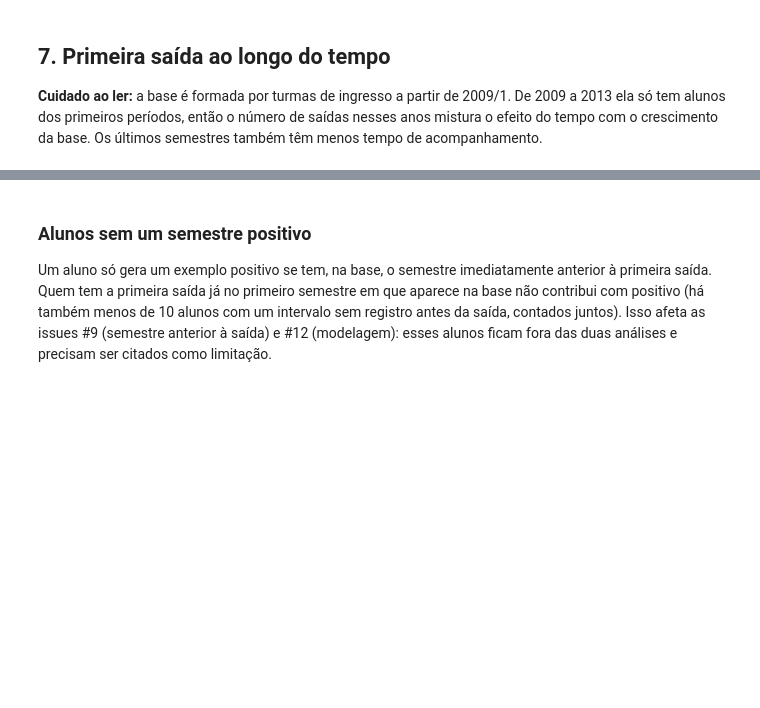
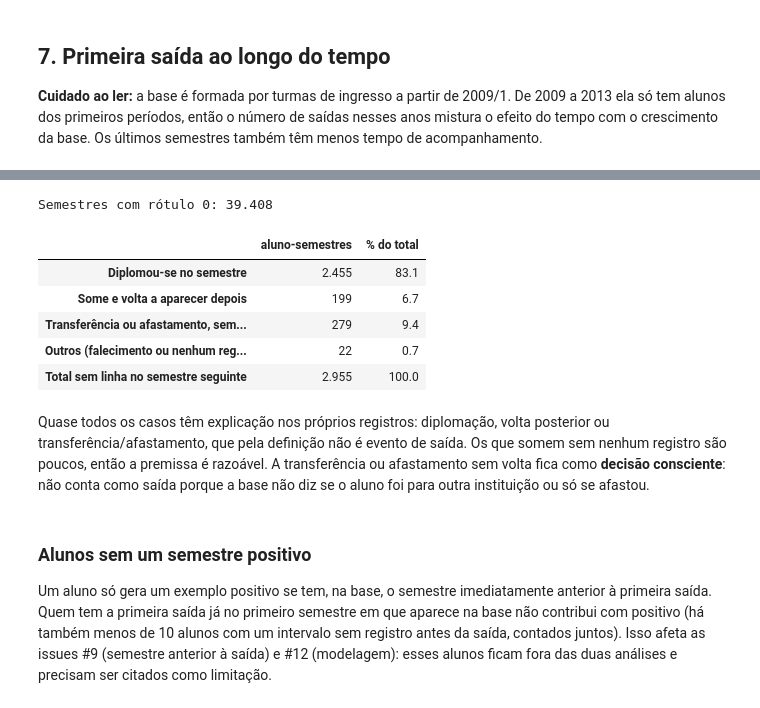
Before and after one commit to Karolina-Oliveira/Projeto_C318, a Jupyter notebook: notebooks/03_evento_saida.ipynb, the cells around one changed output, grey strips where cells are left out. Cells and saved outputs as stored; diff of their text form; code cells hidden in the pictures; blank space fills up the shorter version.

```diff
--- a/notebooks/03_evento_saida.ipynb
+++ b/notebooks/03_evento_saida.ipynb
@@ -326,3 +362,43 @@ Proporção de positivos entre os semestres antes da primeira saída: 4.1%
+# %%
+chaves = set(zip(aluno_semestre["HANDLEALUNO"], aluno_semestre["ANOSEMESTRE_ORD"]))
+negativos = rotulados.loc[rotulados["SAIDA_SEMESTRE_SEGUINTE"] == 0]
+sem_seguinte = negativos.loc[
+    [(aluno, semestre + 1) not in chaves for aluno, semestre in zip(negativos["HANDLEALUNO"], negativos["ANOSEMESTRE_ORD"])]
+]
+ultimo_do_aluno = aluno_semestre.groupby("HANDLEALUNO")["ANOSEMESTRE_ORD"].max()
+volta = sem_seguinte["ANOSEMESTRE_ORD"] < sem_seguinte["HANDLEALUNO"].map(ultimo_do_aluno)
+diplomou = ~volta & (sem_seguinte["TEVEDIPLOMACAO"] == 1)
+transferencia = ~volta & ~diplomou & (sem_seguinte["TEVETRANSAFASTAMENTO"] == 1)
+outros = ~volta & ~diplomou & ~transferencia
+
+premissa = pd.DataFrame(
+    {
+        "aluno-semestres": [
+            int(diplomou.sum()), int(volta.sum()), int(transferencia.sum()), int(outros.sum()), len(sem_seguinte),
+        ]
+    },
+    index=[
+        "Diplomou-se no semestre",
+        "Some e volta a aparecer depois",
+        "Transferência ou afastamento, sem volta",
+        "Outros (falecimento ou nenhum registro)",
+        "Total sem linha no semestre seguinte",
+    ],
+)
+premissa["% do total"] = (premissa["aluno-semestres"] / len(sem_seguinte) * 100).round(1)
+premissa["aluno-semestres"] = ocultar_contagens_pequenas(premissa["aluno-semestres"])
+print(f"Semestres com rótulo 0: {len(negativos):,}".replace(",", "."))
+premissa
+# %% [output]
+Semestres com rótulo 0: 39.408
+|  | aluno-semestres | % do total |
+| Diplomou-se no semestre | 2.455 | 83.1 |
+| Some e volta a aparecer depois | 199 | 6.7 |
+| Transferência ou afastamento, sem... | 279 | 9.4 |
+| Outros (falecimento ou nenhum reg... | 22 | 0.7 |
+| Total sem linha no semestre seguinte | 2.955 | 100.0 |
+# %% [markdown]
+Quase todos os casos têm explicação nos próprios registros: diplomação, volta posterior ou transferência/afastamento, que pela definição não é evento de saída. Os que somem sem nenhum registro são poucos, então a premissa é razoável. A transferência ou afastamento sem volta fica como **decisão consciente**: não conta como saída porque a base não diz se o aluno foi para outra instituição ou só se afastou.
 # %% [markdown]
 ### Alunos sem um semestre positivo
 
```
Also changed, not shown: parts of 12 cells of this notebook, 3 other files.
